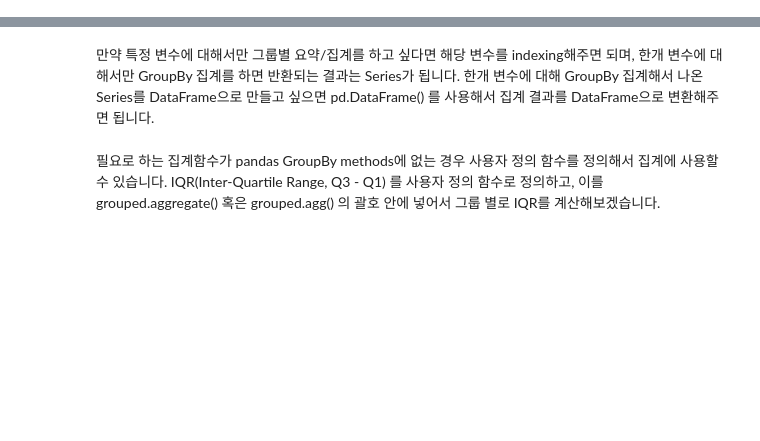
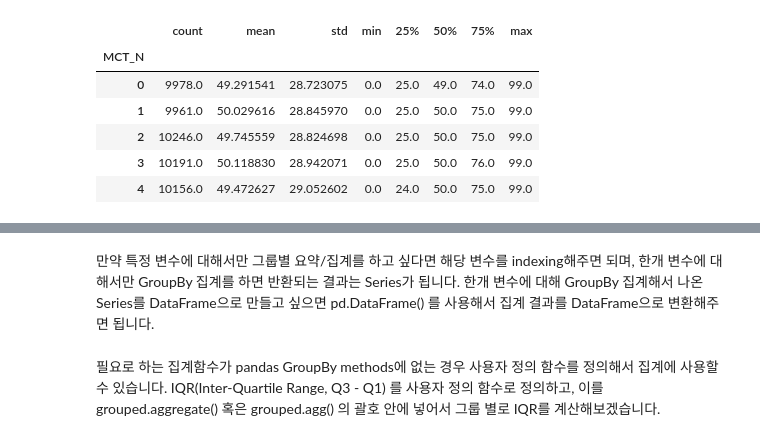
Before and after one commit to mchoimis/-, a Jupyter notebook: test_pandas.ipynb, the cells around one changed output, grey strips where cells are left out. Saved outputs shown, nothing was run; the diff lists cells and outputs as text; code cells hidden in the pictures; blank space fills up the shorter version.

```diff
--- a/test_pandas.ipynb
+++ b/test_pandas.ipynb
@@ -32,2 +165,12 @@ import matplotlib.pyplot as plt
+# %%
+grouped.describe()['SAA'].head()
+# %% [output]
+|  | count | mean | std | min | 25% | 50% | 75% | max |
+| MCT_N |  |  |  |  |  |  |  |  |
+| 0 | 9978.0 | 49.291541 | 28.723075 | 0.0 | 25.0 | 49.0 | 74.0 | 99.0 |
+| 1 | 9961.0 | 50.029616 | 28.845970 | 0.0 | 25.0 | 50.0 | 75.0 | 99.0 |
+| 2 | 10246.0 | 49.745559 | 28.824698 | 0.0 | 25.0 | 50.0 | 75.0 | 99.0 |
+| 3 | 10191.0 | 50.118830 | 28.942071 | 0.0 | 25.0 | 50.0 | 76.0 | 99.0 |
+| 4 | 10156.0 | 49.472627 | 29.052602 | 0.0 | 24.0 | 50.0 | 75.0 | 99.0 |
 # %%
 # file read in memory
```
Also changed, not shown: parts of 26 cells of this notebook.
